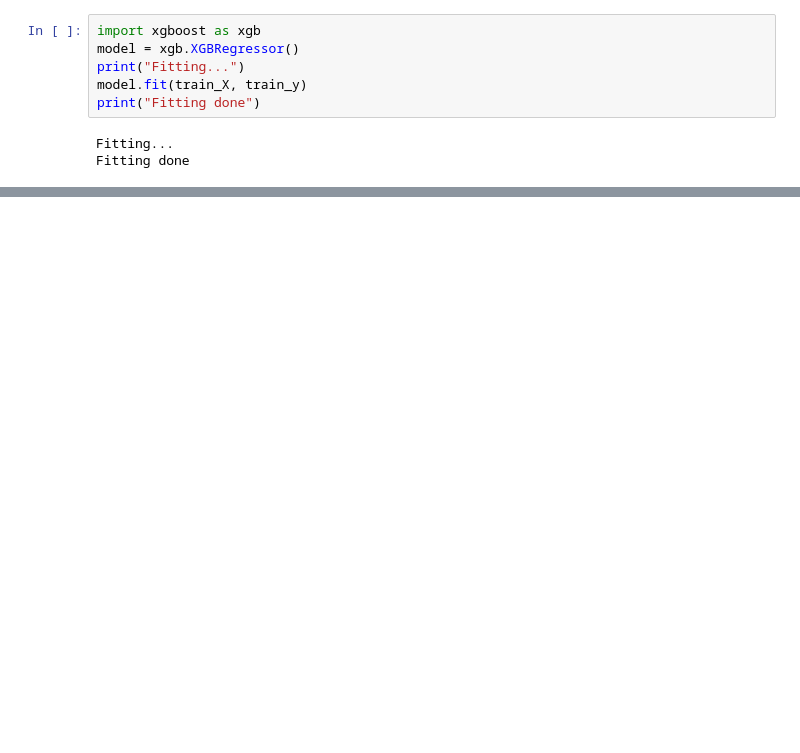
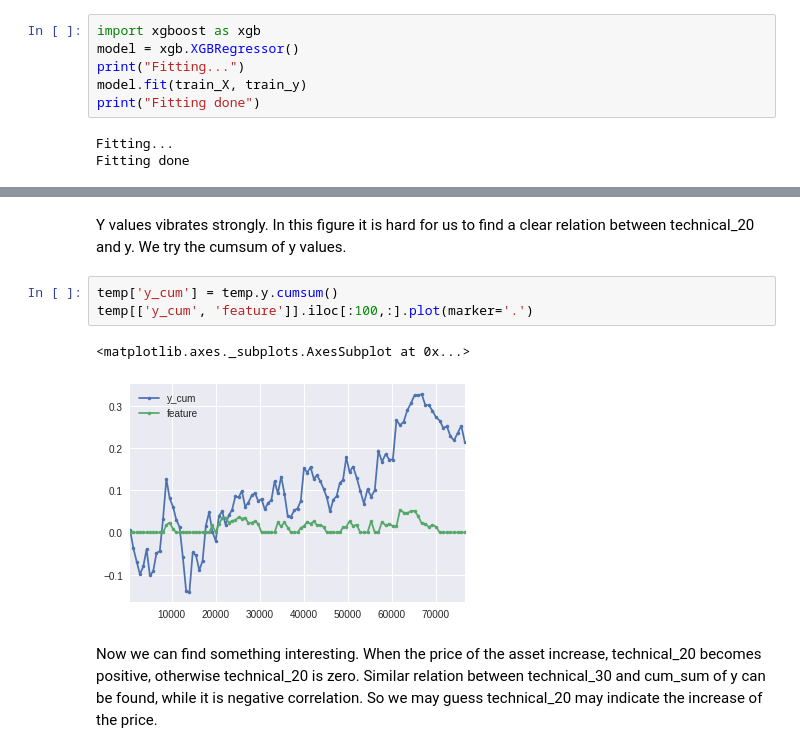
Before and after one commit to saeed349/Two-Sigma-Competition, a Jupyter notebook: Data Exploration.ipynb, the cells around one changed output, grey strips where cells are left out. Cells and saved outputs as stored; diff of their text form; blank space fills up the shorter version.

```diff
--- a/Data Exploration.ipynb
+++ b/Data Exploration.ipynb
@@ -184,0 +207,10 @@ Features importance done
+# %% [markdown]
+Y values vibrates strongly. In this figure it is hard for us to find a clear relation between technical_20 and y. We try the cumsum of y values.
+# %%
+temp['y_cum'] = temp.y.cumsum()
+temp[['y_cum', 'feature']].iloc[:100,:].plot(marker='.')
+# %% [output]
+<matplotlib.axes._subplots.AxesSubplot at 0x...>
+[figure, added]
+# %% [markdown]
+Now we can find something interesting. When the price of the asset increase, technical_20 becomes positive, otherwise technical_20 is zero. Similar relation between technical_30 and cum_sum of y can be found, while it is negative correlation. So we may guess technical_20 may indicate the increase of the price.
```
Also changed, not shown: parts of 27 cells of this notebook, 1 other file.
